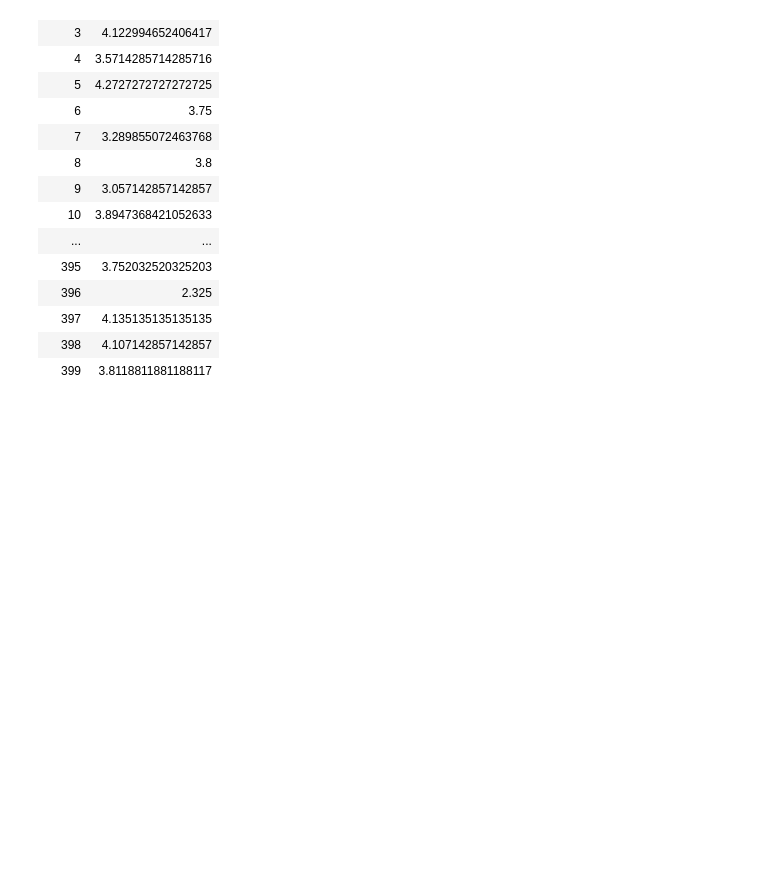
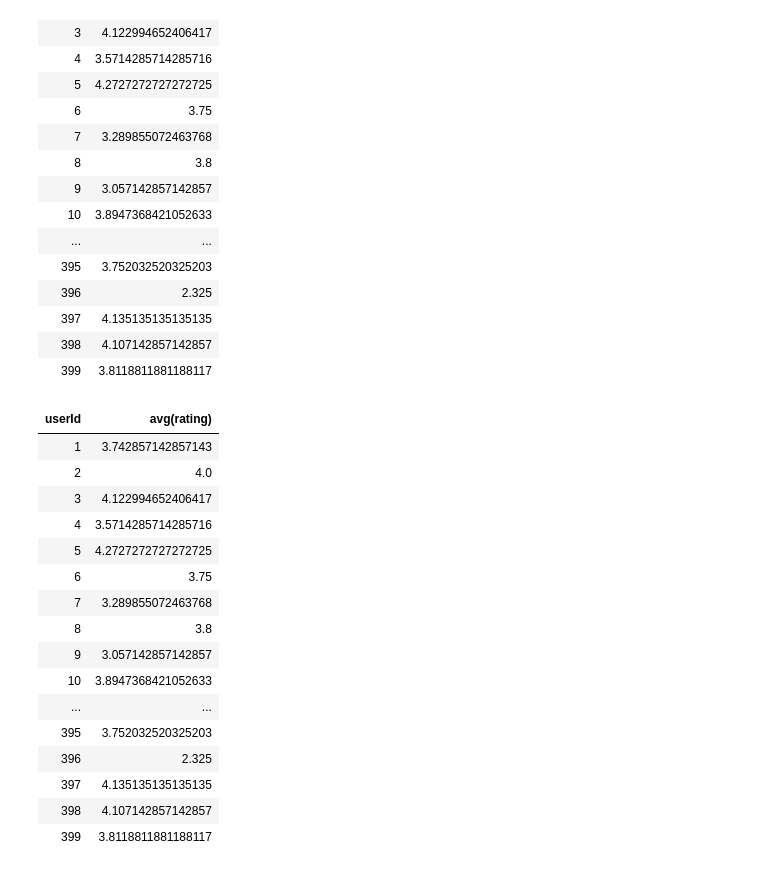
Before and after one commit to rmusti/azuredatabricks, a Jupyter notebook: 2 Reading Data.ipynb, the cells around one changed output. Cells and saved outputs as stored; diff of their text form; code cells hidden in the pictures; blank space fills up the shorter version.

```diff
--- a/2 Reading Data.ipynb
+++ b/2 Reading Data.ipynb
@@ -153,3 +153,25 @@ ORDER BY userID ASC
 | 397 | 4.135135135135135 |
 | 398 | 4.107142857142857 |
 | 399 | 3.8118811881188117 |
+# %%
+from pyspark.sql.functions import col, expr, lit
+
+display(ratings_df.groupBy("userId").avg("rating").orderBy("userId"))
+# %% [output]
+| userId | avg(rating) |
+| 1 | 3.742857142857143 |
+| 2 | 4.0 |
+| 3 | 4.122994652406417 |
+| 4 | 3.5714285714285716 |
+| 5 | 4.2727272727272725 |
+| 6 | 3.75 |
+| 7 | 3.289855072463768 |
+| 8 | 3.8 |
+| 9 | 3.057142857142857 |
+| 10 | 3.8947368421052633 |
+| ... | ... |
+| 395 | 3.752032520325203 |
+| 396 | 2.325 |
+| 397 | 4.135135135135135 |
+| 398 | 4.107142857142857 |
+| 399 | 3.8118811881188117 |
```
Also changed, not shown: parts of 4 cells of this notebook.
